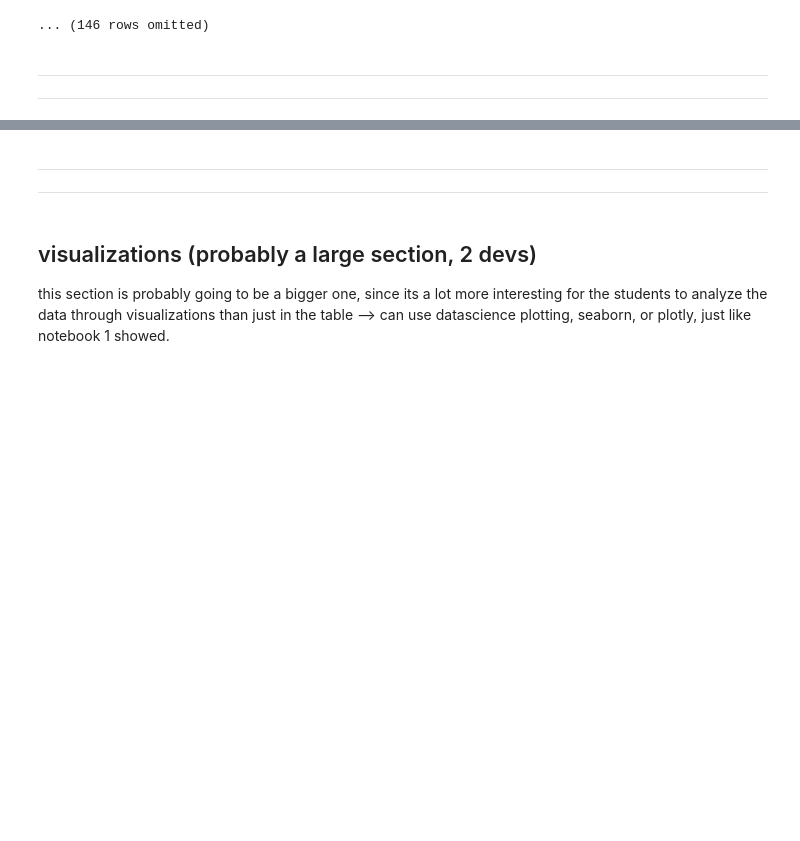
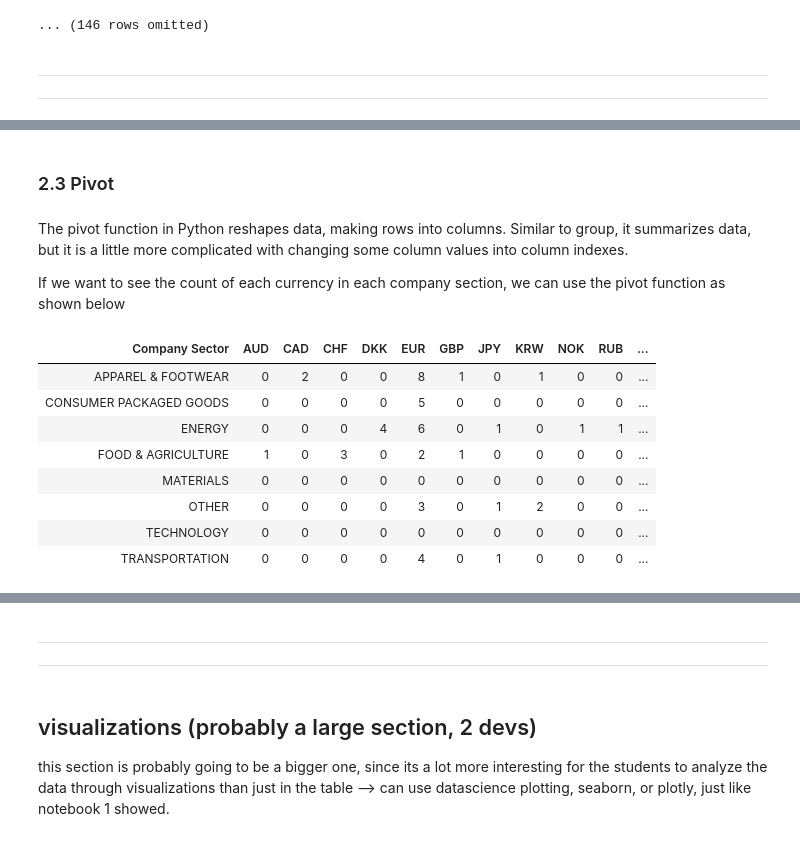
Before and after one commit to ds-modules/ESPM-136, a Jupyter notebook: nb2-eda/nb2-Fiona.ipynb, the cells around one changed output, grey strips where cells are left out. Drawn from its saved outputs; the diff is of its cells as text; code cells hidden in the pictures; blank space fills up the shorter version.

Commit message:
updated my part

```diff
--- a/nb2-eda/nb2-Fiona.ipynb
+++ b/nb2-eda/nb2-Fiona.ipynb
@@ -177,0 +108,5 @@ note: the END QUESTION tag for the otter pdf generator is in the blank cell righ
+# %%
+#Then let's create a new column with both the revenue and its currency in the format of [Currency, Revenue]
+combined = [[emissions['Currency of Total Revenue'][i], emissions['Total Revenue'][i]] for i in range(len(emissions['Currency of Total Revenue']))]
+emissions['Revenue with Currency'] = combined
+emissions
@@ -177,0 +126,24 @@ note: the END QUESTION tag for the otter pdf generator is in the blank cell righ
+# %%
+#now lets write the function that will be used in applying. You don't need to understand how to write this function in order to understand the follow part of this lab
+#This function takes in all element in the "Revenue with Currency" column and turns all the non-USD revenue into USD currency
+def toUSD(i):
+    dic = {
+    'AUD': 0.75,   # 1 AUD to USD
+    'CAD': 0.78,   # 1 CAD to USD
+    'CHF': 1.09,   # 1 CHF to USD
+    'DKK': 0.15,   # 1 DKK to USD
+    'EUR': 1.16,   # 1 EUR to USD
+    'GBP': 1.37,   # 1 GBP to USD
+    'JPY': 0.009,  # 1 JPY to USD
+    'KRW': 0.0009, # 1 KRW to USD
+    'NOK': 0.11,   # 1 NOK to USD
+    'RUB': 0.014,  # 1 RUB to USD
+    'SEK': 0.11,   # 1 SEK to USD
+    'USD': 1       # No Change
+    }
+    return i[1] * dic[i[0]] #The revenue multiply by the corresponding currency difference
+# %%
+#Now let's use this function to add a new column with all revenues in USD!
+emissions['Revenue(USD)'] = emissions.apply(toUSD, 'Revenue with Currency')
+emissions.drop('Revenue with Currency') #dropping this column so the dataset does not look to messy
+emissions
@@ -177,0 +212,20 @@ note: the END QUESTION tag for the otter pdf generator is in the blank cell righ
+# %% [markdown]
+### 2.3 Pivot
+# %% [markdown]
+The pivot function in Python reshapes data, making rows into columns. Similar to group, it summarizes data, but it is a little more complicated with changing some column values into column indexes.
+
+If we want to see the count of each currency in each company section, we can use the pivot function as shown below
+# %%
+emissions.pivot('Currency of Total Revenue', #the row index
+                'Company Sector', #the column index
+                )
+# %% [output]
+| Company Sector | AUD | CAD | CHF | DKK | EUR | GBP | JPY | KRW | NOK | RUB | ... |
+| APPAREL & FOOTWEAR | 0 | 2 | 0 | 0 | 8 | 1 | 0 | 1 | 0 | 0 | ... |
+| CONSUMER PACKAGED GOODS | 0 | 0 | 0 | 0 | 5 | 0 | 0 | 0 | 0 | 0 | ... |
+| ENERGY | 0 | 0 | 0 | 4 | 6 | 0 | 1 | 0 | 1 | 1 | ... |
+| FOOD & AGRICULTURE | 1 | 0 | 3 | 0 | 2 | 1 | 0 | 0 | 0 | 0 | ... |
+| MATERIALS | 0 | 0 | 0 | 0 | 0 | 0 | 0 | 0 | 0 | 0 | ... |
+| OTHER | 0 | 0 | 0 | 0 | 3 | 0 | 1 | 2 | 0 | 0 | ... |
+| TECHNOLOGY | 0 | 0 | 0 | 0 | 0 | 0 | 0 | 0 | 0 | 0 | ... |
+| TRANSPORTATION | 0 | 0 | 0 | 0 | 4 | 0 | 1 | 0 | 0 | 0 | ... |
```
Also changed, not shown: parts of 32 cells of this notebook.
